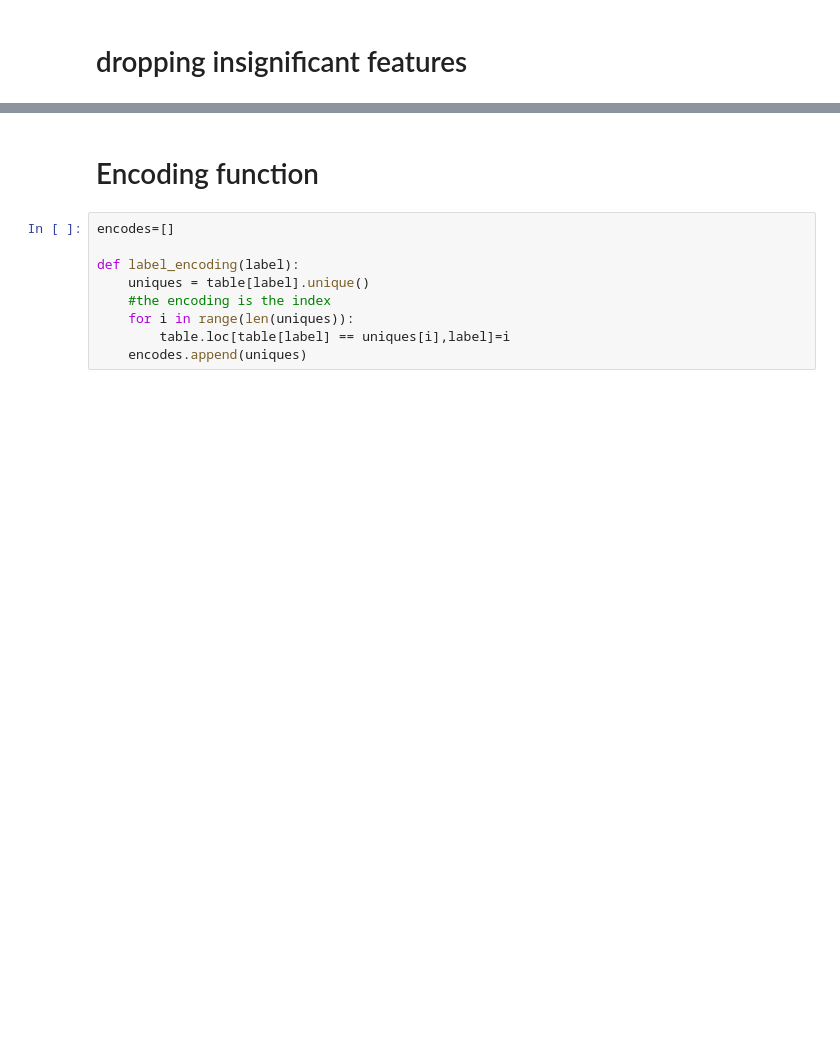
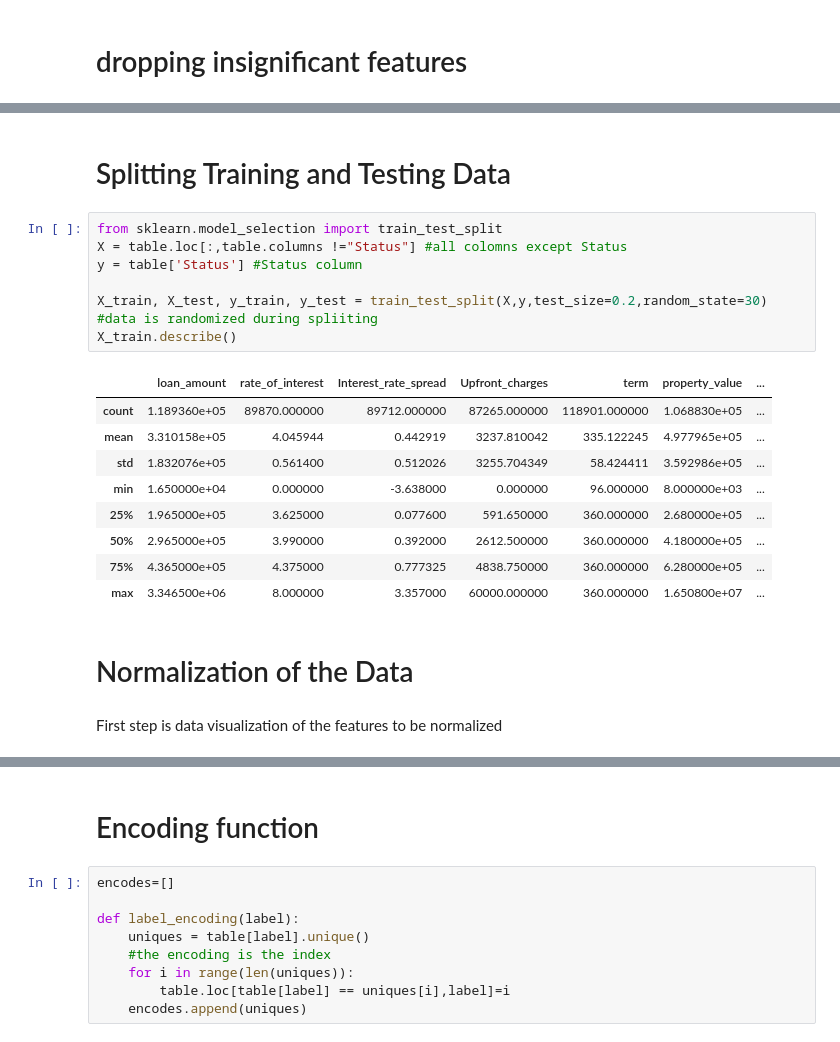
Before and after one commit to kanndil/Loan_Default_Predictor, a Jupyter notebook: code/cleaning.ipynb, the cells around one changed output, grey strips where cells are left out. Saved outputs shown, nothing was run; the diff lists cells and outputs as text; blank space fills up the shorter version.

```diff
--- a/code/cleaning.ipynb
+++ b/code/cleaning.ipynb
@@ -72,0 +50,23 @@ table
+# %% [markdown]
+# Splitting Training and Testing Data
+# %%
+from sklearn.model_selection import train_test_split
+X = table.loc[:,table.columns !="Status"] #all colomns except Status
+y = table['Status'] #Status column
+
+X_train, X_test, y_train, y_test = train_test_split(X,y,test_size=0.2,random_state=30) #data is randomized during spliiting
+X_train.describe()
+# %% [output]
+|  | loan_amount | rate_of_interest | Interest_rate_spread | Upfront_charges | term | property_value | ... |
+| count | 1.189360e+05 | 89870.000000 | 89712.000000 | 87265.000000 | 118901.000000 | 1.068830e+05 | ... |
+| mean | 3.310158e+05 | 4.045944 | 0.442919 | 3237.810042 | 335.122245 | 4.977965e+05 | ... |
+| std | 1.832076e+05 | 0.561400 | 0.512026 | 3255.704349 | 58.424411 | 3.592986e+05 | ... |
+| min | 1.650000e+04 | 0.000000 | -3.638000 | 0.000000 | 96.000000 | 8.000000e+03 | ... |
+| 25% | 1.965000e+05 | 3.625000 | 0.077600 | 591.650000 | 360.000000 | 2.680000e+05 | ... |
+| 50% | 2.965000e+05 | 3.990000 | 0.392000 | 2612.500000 | 360.000000 | 4.180000e+05 | ... |
+| 75% | 4.365000e+05 | 4.375000 | 0.777325 | 4838.750000 | 360.000000 | 6.280000e+05 | ... |
+| max | 3.346500e+06 | 8.000000 | 3.357000 | 60000.000000 | 360.000000 | 1.650800e+07 | ... |
+# %% [markdown]
+# Normalization of the Data
+# %% [markdown]
+First step is data visualization of the features to be normalized
```
Also changed, not shown: parts of 8 cells of this notebook.
